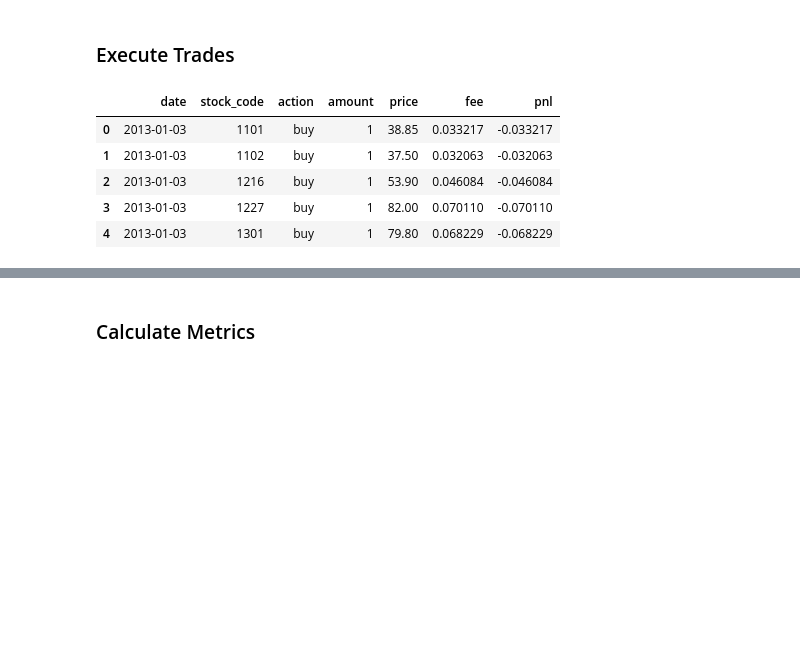
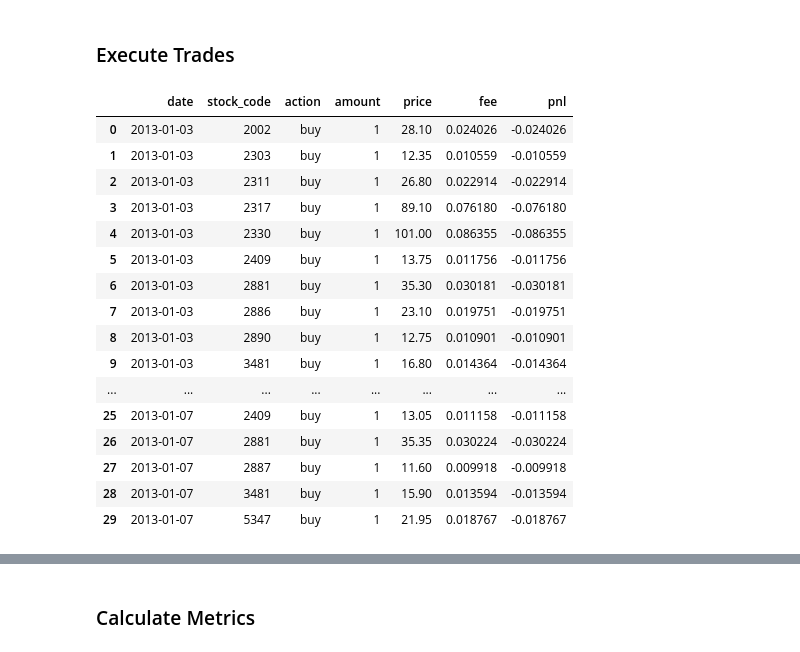
Before and after one commit to Tseng1028/event-trading, a Jupyter notebook: notebooks/Event_Driven_Backtest_Demo.ipynb, the cells around one changed output, grey strips where cells are left out. Cells and saved outputs as stored; diff of their text form; code cells hidden in the pictures; blank space fills up the shorter version.

Commit message:
can get trade df now

```diff
--- a/notebooks/Event_Driven_Backtest_Demo.ipynb
+++ b/notebooks/Event_Driven_Backtest_Demo.ipynb
@@ -91,10 +179,10 @@ def trade_conditions2(row):
 # %%
 
 # Initialize the backtesting system
-backtester = EventBacktester(events_df=events_df, prices_df=prices_df, trade_conditions=trade_conditions2)
+backtester = EventBacktester(events_df=events_df, prices_df=prices_df, trade_conditions=trade_conditions)
 
 # Apply trade conditions to convert events to buy/sell signals
-backtester.apply_trade_conditions()
+backtester.df_trade_conditions()
 backtester.events_df.head()  # Display the updated events_df with signals
 # %% [output]
 |  | 1101 | 1102 | 1103 | 1104 | 1108 | 1109 | 1110 | 1201 | 1203 | 1210 | ... | ... |
@@ -110,14 +220,25 @@ backtester.events_df.head()  # Display the updated events_df with signals
 # %%
 
 # Execute the trades based on signals
 backtester.execute_trades()
 
 # Display the trades executed
-pd.DataFrame(backtester.trades).head()
+pd.DataFrame(backtester.trades).head(30)
 # %% [output]
 |  | date | stock_code | action | amount | price | fee | pnl |
-| 0 | 2013-01-03 | 1101 | buy | 1 | 38.85 | 0.033217 | -0.033217 |
-| 1 | 2013-01-03 | 1102 | buy | 1 | 37.50 | 0.032063 | -0.032063 |
-| 2 | 2013-01-03 | 1216 | buy | 1 | 53.90 | 0.046084 | -0.046084 |
-| 3 | 2013-01-03 | 1227 | buy | 1 | 82.00 | 0.070110 | -0.070110 |
-| 4 | 2013-01-03 | 1301 | buy | 1 | 79.80 | 0.068229 | -0.068229 |
+| 0 | 2013-01-03 | 2002 | buy | 1 | 28.10 | 0.024026 | -0.024026 |
+| 1 | 2013-01-03 | 2303 | buy | 1 | 12.35 | 0.010559 | -0.010559 |
+| 2 | 2013-01-03 | 2311 | buy | 1 | 26.80 | 0.022914 | -0.022914 |
+| 3 | 2013-01-03 | 2317 | buy | 1 | 89.10 | 0.076180 | -0.076180 |
+| 4 | 2013-01-03 | 2330 | buy | 1 | 101.00 | 0.086355 | -0.086355 |
+| 5 | 2013-01-03 | 2409 | buy | 1 | 13.75 | 0.011756 | -0.011756 |
+| 6 | 2013-01-03 | 2881 | buy | 1 | 35.30 | 0.030181 | -0.030181 |
+| 7 | 2013-01-03 | 2886 | buy | 1 | 23.10 | 0.019751 | -0.019751 |
+| 8 | 2013-01-03 | 2890 | buy | 1 | 12.75 | 0.010901 | -0.010901 |
+| 9 | 2013-01-03 | 3481 | buy | 1 | 16.80 | 0.014364 | -0.014364 |
+| ... | ... | ... | ... | ... | ... | ... | ... |
+| 25 | 2013-01-07 | 2409 | buy | 1 | 13.05 | 0.011158 | -0.011158 |
+| 26 | 2013-01-07 | 2881 | buy | 1 | 35.35 | 0.030224 | -0.030224 |
+| 27 | 2013-01-07 | 2887 | buy | 1 | 11.60 | 0.009918 | -0.009918 |
+| 28 | 2013-01-07 | 3481 | buy | 1 | 15.90 | 0.013594 | -0.013594 |
+| 29 | 2013-01-07 | 5347 | buy | 1 | 21.95 | 0.018767 | -0.018767 |
```
Also changed, not shown: parts of 12 cells of this notebook, 1 other file.
